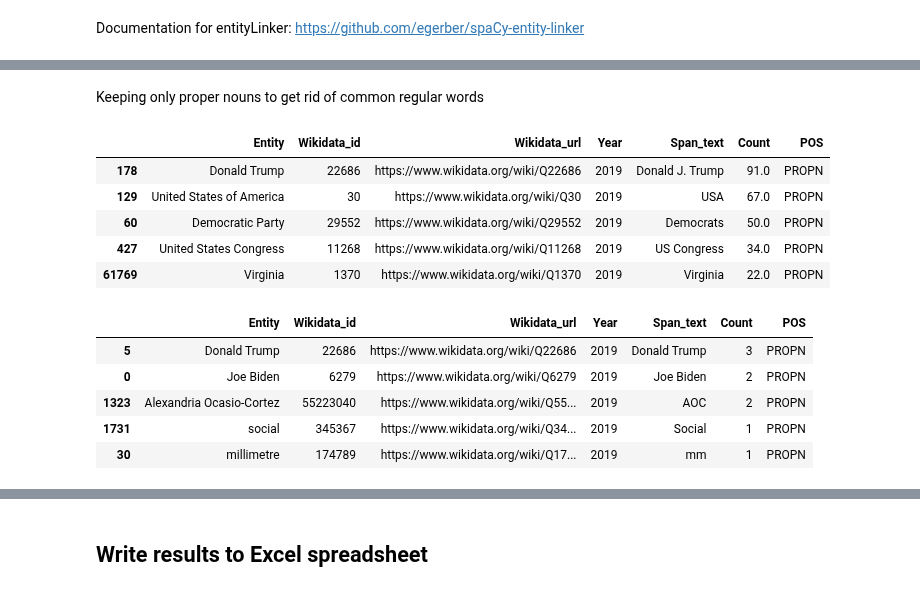
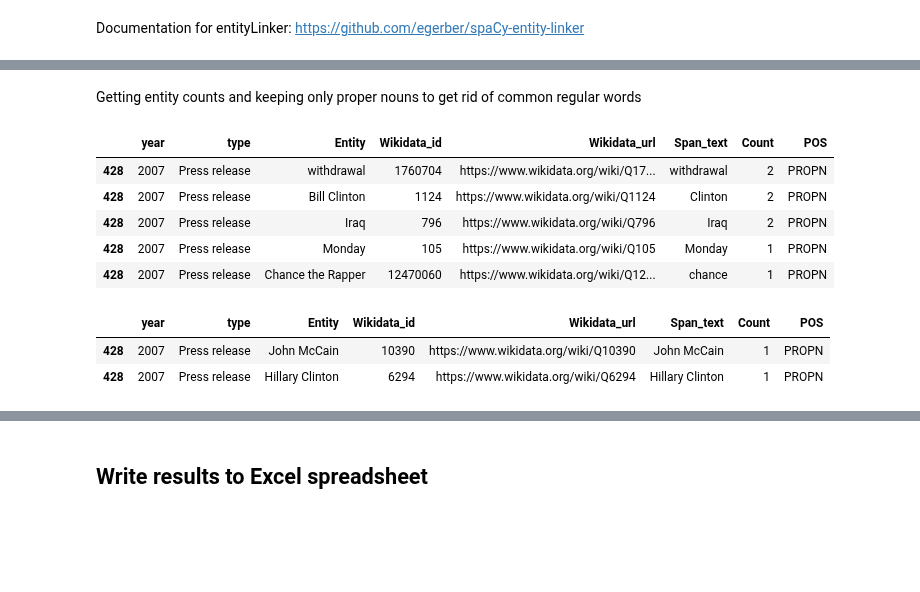
Before and after one commit to sfu-discourse-lab/fake_news_over_time, a Jupyter notebook: named_entity_recognition.ipynb, the cells around one changed output, grey strips where cells are left out. Saved outputs shown, nothing was run; the diff lists cells and outputs as text; code cells hidden in the pictures; blank space fills up the shorter version.

Commit message:
Start working on NER export cleanup

```diff
--- a/named_entity_recognition.ipynb
+++ b/named_entity_recognition.ipynb
@@ -126,0 +74,4 @@ def get_entity_data(row: pd.Series, entities_col: str):
+# %%
+dataset_df["text_doc"] = list(nlp.pipe(dataset_df[using_dataset["text_col"]]))
+dataset_df["headline_doc"] = list(nlp.pipe(dataset_df[using_dataset["headline_col"]].fillna("")))
+dataset_df.head()
@@ -203,0 +111,21 @@ entities_headlines_df
+# %%
+dataset_df["text_entities"] = dataset_df["text_doc"].apply(lambda doc: doc._.linkedEntities.entities)
+text_entities_df = dataset_df.explode("text_entities")
+
+# TODO: extract entity type
+
+text_entities_data_df = pd.DataFrame(
+    data={
+        "year": text_entities_df[using_dataset["year_col"]],
+        "type": text_entities_df[using_dataset["type_col"]],
+        "Entity": text_entities_df["text_entities"].apply(lambda ent: ent.get_label()),
+        "Wikidata_id": text_entities_df["text_entities"].apply(lambda ent: ent.get_id()),
+        "Wikidata_url": text_entities_df["text_entities"].apply(lambda ent: ent.get_url()),
+        "Span_text": text_entities_df["text_entities"].apply(lambda ent: ent.get_span().text)
+    }
+)
+
+clean_incorrect_president_entity(text_entities_data_df)
+clean_incorrect_texas_entity(text_entities_data_df)
+
+text_entities_data_df.head()
@@ -213,8 +171,8 @@ entity_years_headlines_dfs = [grouped_by_year_headlines.get_group(group).copy()
 # %%
-# helper function for counting entities in each year
 def get_count(df: pd.DataFrame):
-  df['Count'] = df.groupby(['Entity'])['Wikidata_id'].transform('count')
-  sorted_df = df.sort_values(by=['Count', 'Entity', 'Wikidata_id'], ascending=False)
+  copied_df = df.copy()
+  copied_df['Count'] = copied_df.groupby(['Wikidata_id'])['Wikidata_id'].transform('count')
+  sorted_df = copied_df.sort_values(by=['Count'], ascending=False)
   unique_df = sorted_df.drop_duplicates(subset=["Wikidata_id"])
 
   return unique_df
@@ -245,32 +179,37 @@ entity_counts_headlines_dfs[0].head()
 # %%
 tagger = spacy.load("en_core_web_md")
 # %% [markdown]
-Keeping only proper nouns to get rid of common regular words
+Getting entity counts and keeping only proper nouns to get rid of common regular words
 # %%
-for df in entity_counts_dfs:
-    df['POS'] = [doc[0].pos_ for doc in tagger.pipe(df['Entity'])]
+years_text, years_text_dfs = get_groups(text_entities_data_df, "year")
 
-proper_noun_entity_counts_df = [df[df["POS"] == "PROPN"].copy() for df in entity_counts_dfs]
+years_text_count_dfs = [get_count(df) for df in years_text_dfs]
 
-proper_noun_entity_counts_df[0].head()
+for df in years_text_count_dfs:
+    df['POS'] = [doc[0].pos_ for doc in tagger.pipe(df['Entity'].fillna(df["Span_text"]))]
+
+filtered_years_text_count_dfs = [df[df["POS"] == "PROPN"].copy() for df in years_text_count_dfs]
+
+filtered_years_text_count_dfs[0].head()
 # %% [output]
-|  | Entity | Wikidata_id | Wikidata_url | Year | Span_text | Count | POS |
-| 178 | Donald Trump | 22686 | https://www.wikidata.org/wiki/Q22686 | 2019 | Donald J. Trump | 91.0 | PROPN |
-| 129 | United States of America | 30 | https://www.wikidata.org/wiki/Q30 | 2019 | USA | 67.0 | PROPN |
-| 60 | Democratic Party | 29552 | https://www.wikidata.org/wiki/Q29552 | 2019 | Democrats | 50.0 | PROPN |
-| 427 | United States Congress | 11268 | https://www.wikidata.org/wiki/Q11268 | 2019 | US Congress | 34.0 | PROPN |
-| 61769 | Virginia | 1370 | https://www.wikidata.org/wiki/Q1370 | 2019 | Virginia | 22.0 | PROPN |
+|  | year | type | Entity | Wikidata_id | Wikidata_url | Span_text | Count | POS |
+| 428 | 2007 | Press release | withdrawal | 1760704 | https://www.wikidata.org/wiki/Q17... | withdrawal | 2 | PROPN |
+| 428 | 2007 | Press release | Bill Clinton | 1124 | https://www.wikidata.org/wiki/Q1124 | Clinton | 2 | PROPN |
+| 428 | 2007 | Press release | Iraq | 796 | https://www.wikidata.org/wiki/Q796 | Iraq | 2 | PROPN |
+| 428 | 2007 | Press release | Monday | 105 | https://www.wikidata.org/wiki/Q105 | Monday | 1 | PROPN |
+| 428 | 2007 | Press release | Chance the Rapper | 12470060 | https://www.wikidata.org/wiki/Q12... | chance | 1 | PROPN |
 # %%
-for df in entity_counts_headlines_dfs:
-    df['POS'] = [doc[0].pos_ for doc in tagger.pipe(df['Entity'])]
+years_headline, years_headline_dfs = get_groups(headline_entities_data_df, "year")
 
-proper_noun_entity_counts_headlines_df = [df[df["POS"] == "PROPN"].copy() for df in entity_counts_headlines_dfs]
+years_headline_count_dfs = [get_count(df) for df in years_headline_dfs]
 
-proper_noun_entity_counts_headlines_df[0].head()
+for df in years_headline_count_dfs:
+    df['POS'] = [doc[0].pos_ for doc in tagger.pipe(df['Entity'].fillna(df["Span_text"]))]
+
+filtered_years_headline_count_dfs = [df[df["POS"] == "PROPN"].copy() for df in years_headline_count_dfs]
+
+filtered_years_headline_count_dfs[0].head()
 # %% [output]
-|  | Entity | Wikidata_id | Wikidata_url | Year | Span_text | Count | POS |
-| 5 | Donald Trump | 22686 | https://www.wikidata.org/wiki/Q22686 | 2019 | Donald Trump | 3 | PROPN |
-| 0 | Joe Biden | 6279 | https://www.wikidata.org/wiki/Q6279 | 2019 | Joe Biden | 2 | PROPN |
-| 1323 | Alexandria Ocasio-Cortez | 55223040 | https://www.wikidata.org/wiki/Q55... | 2019 | AOC | 2 | PROPN |
-| 1731 | social | 345367 | https://www.wikidata.org/wiki/Q34... | 2019 | Social | 1 | PROPN |
-| 30 | millimetre | 174789 | https://www.wikidata.org/wiki/Q17... | 2019 | mm | 1 | PROPN |
+|  | year | type | Entity | Wikidata_id | Wikidata_url | Span_text | Count | POS |
+| 428 | 2007 | Press release | John McCain | 10390 | https://www.wikidata.org/wiki/Q10390 | John McCain | 1 | PROPN |
+| 428 | 2007 | Press release | Hillary Clinton | 6294 | https://www.wikidata.org/wiki/Q6294 | Hillary Clinton | 1 | PROPN |
```
Also changed, not shown: parts of 25 cells of this notebook, 2 other files.
